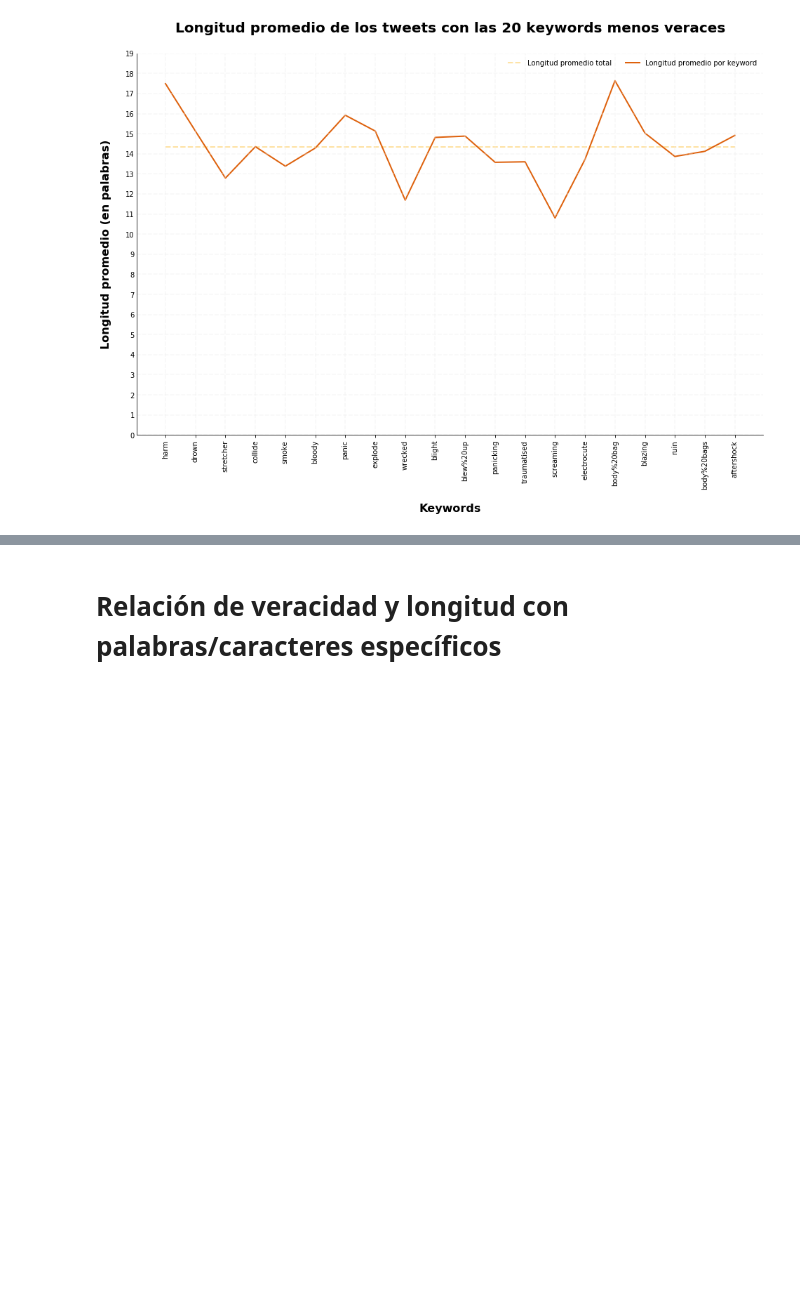
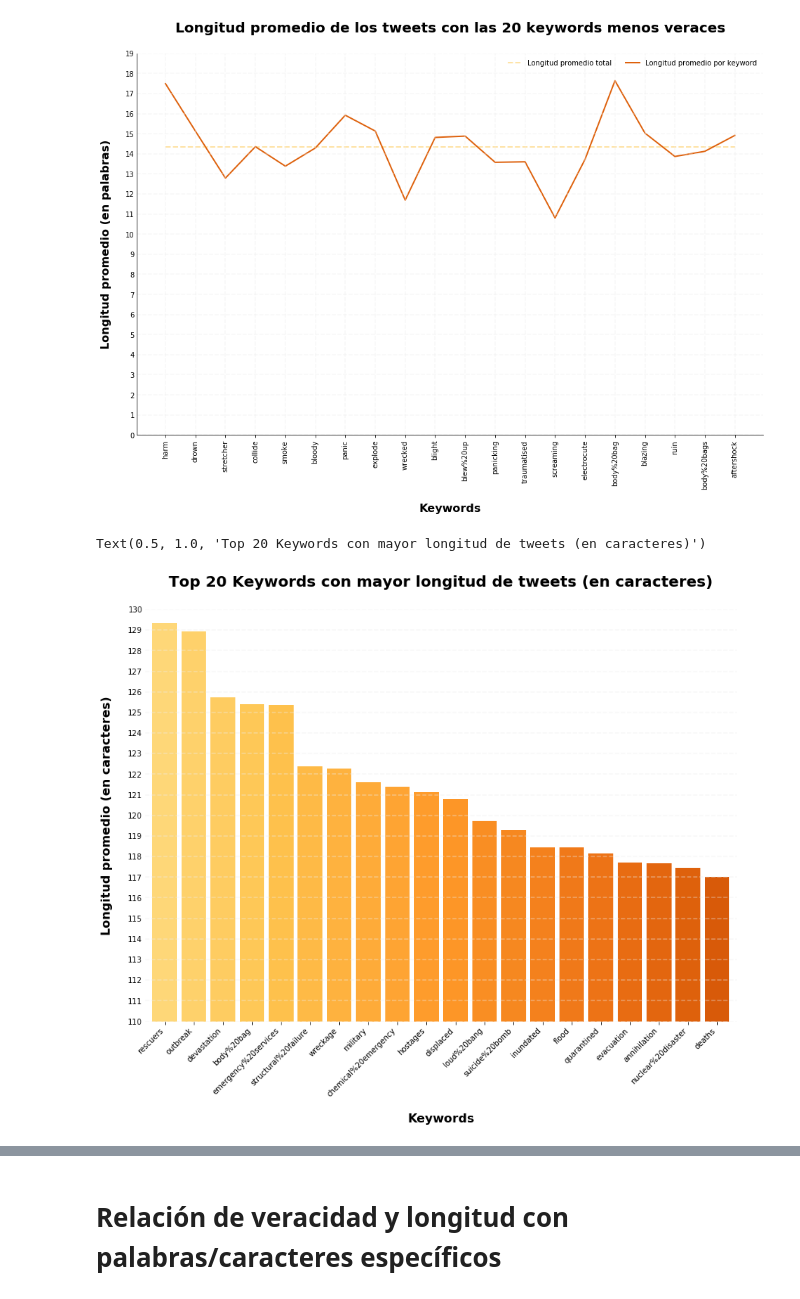
Before and after one commit to RiedelNicolas/TP1-Organizacion-de-Datos, a Jupyter notebook: Gonza.ipynb, the cells around one changed output, grey strips where cells are left out. Cells and saved outputs as stored; diff of their text form; code cells hidden in the pictures; blank space fills up the shorter version.

Commit message:
Agrego gráficos relación keyword-longitud

```diff
--- a/Gonza.ipynb
+++ b/Gonza.ipynb
@@ -177,13 +177,15 @@ dtype: int64
 # %% [markdown]
 #### Al enfocarse en aquellas que tienen 29 o más tweets, el espectro estudiado aumenta claramente. Además, en este caso, 29 no es una diferencia significativa del promedio.
 # %%
-keywords_veraces = (tweets_por_keyword[tweets_por_keyword['count']>=29]).head(20)
-keywords_no_veraces = (tweets_por_keyword[tweets_por_keyword['count']>=29]).tail(20)
+keywords_representables = (tweets_por_keyword[tweets_por_keyword['count']>=29])
+keywords_veraces = keywords_representables.head(20)
+keywords_no_veraces = keywords_representables.tail(20)
 # %% [markdown]
 #### Se procede a graficar
 # %%
+cmap = cm.get_cmap('YlOrBr')
 saltos = np.linspace(0.3, 0.7, 20)
-colores = (cm.get_cmap('YlOrBr'))(saltos)
+colores = cmap(saltos)
 top20 = (keywords_veraces['veracity']*100).sort_values().plot(kind='barh', figsize=(10,10), color=colores, width=0.85)
 
 plt.xticks(np.arange(0, 100+1, 10.0))
@@ -218,7 +220,7 @@ worst20.spines['bottom'].set_visible(False)
 
 lineas = worst20.get_xticks()
 for i in lineas:
-      top20.axvline(x=i, linestyle='--', alpha=0.4, color='#eeeeee')
+      worst20.axvline(x=i, linestyle='--', alpha=0.4, color='#eeeeee')
 
 worst20.set_xlabel("Porcentaje de Veracidad", labelpad=20, weight='bold', size=16)
 worst20.set_ylabel("Keyword del Tweet", labelpad=20, weight='bold', size=16)
@@ -408,3 +410,28 @@ plt.title("Longitud promedio de los tweets con las 20 keywords menos veraces", w
 # %% [output]
 Text(0.5, 1.0, 'Longitud promedio de los tweets con las 20 keywords menos veraces')
 [figure]
+# %%
+top20largas_c = (keywords_representables['char_length_mean']).sort_values(ascending=False).head(20)\
+                .plot(kind='bar', figsize=(14,10), color=colores, width=0.85)
+
+plt.xticks(rotation=45, ha='right')
+plt.yticks(np.arange(110, 135, 1.0))
+plt.tick_params(axis='y', length=0)
+plt.ylim(110, 130)
+
+top20largas_c.spines['right'].set_visible(False)
+top20largas_c.spines['top'].set_visible(False)
+top20largas_c.spines['left'].set_visible(False)
+top20largas_c.spines['bottom'].set_visible(False)
+
+lineas = top20largas_c.get_yticks()
+for i in lineas:
+      top20largas_c.axhline(y=i, linestyle='--', alpha=0.4, color='#eeeeee')
+
+top20largas_c.set_xlabel("Keywords", labelpad=20, weight='bold', size=16)
+top20largas_c.set_ylabel("Longitud promedio (en caracteres)", labelpad=20, weight='bold', size=16)
+
+plt.title("Top 20 Keywords con mayor longitud de tweets (en caracteres)", weight='bold', size=20, pad=30)
+# %% [output]
+Text(0.5, 1.0, 'Top 20 Keywords con mayor longitud de tweets (en caracteres)')
+[figure, added]
```
Also changed, not shown: parts of 7 cells of this notebook.
